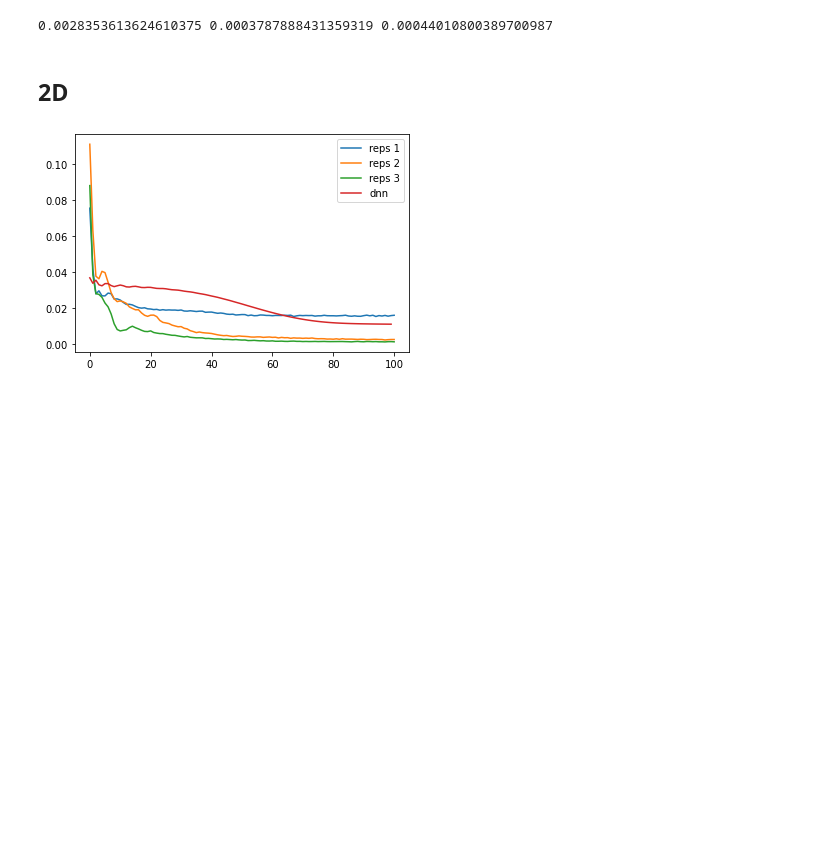
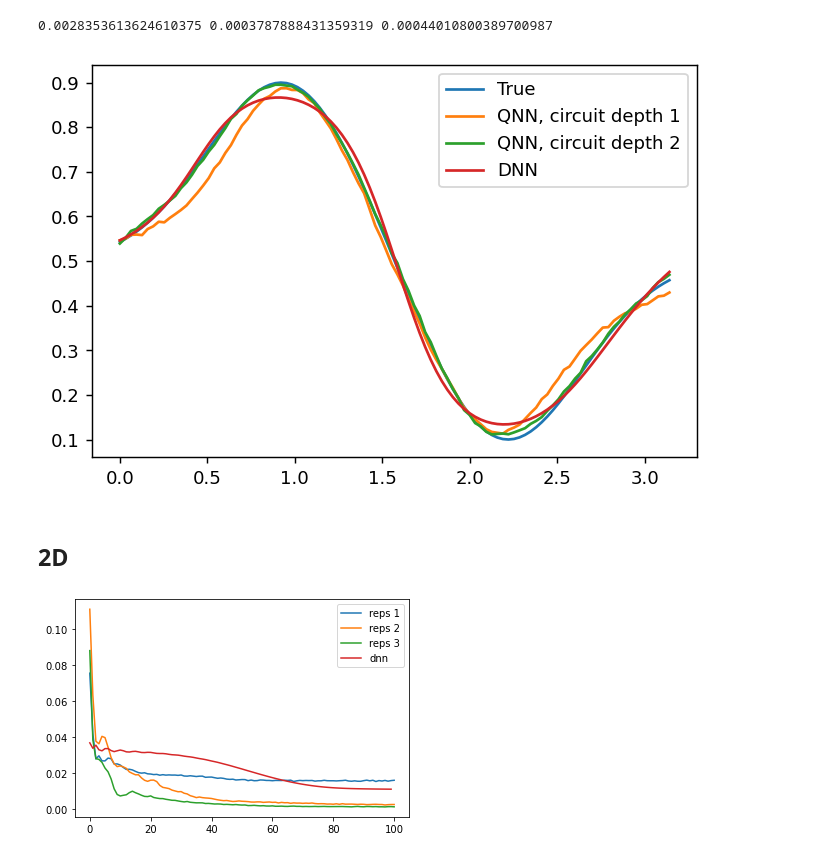
Before and after one commit to KristianWold/Thesis, a Jupyter notebook: notebooks/analysis/Trainability, Analysis.ipynb, the cells around one changed output. Drawn from its saved outputs; the diff is of its cells as text; code cells hidden in the pictures; blank space fills up the shorter version.

```diff
--- a/notebooks/analysis/Trainability, Analysis.ipynb
+++ b/notebooks/analysis/Trainability, Analysis.ipynb
@@ -69,6 +78,22 @@ plt.show()
 print(avg1[-1], avg2[-1], avg3[-1])
 # %% [output]
 0.0028353613624610375 0.0003787888431359319 0.00044010800389700987
+# %%
+y_pred1 = np.mean(np.array([model.predict(x) for model in qnn_list1]), axis=0)
+y_pred2 = np.mean(np.array([model.predict(x) for model in qnn_list2]), axis=0)
+y_pred3 = np.mean(np.array([model.predict(x) for model in dnn_list]), axis=0)
+# %%
+fig=plt.figure(figsize=(6,4), dpi= 130, facecolor='w', edgecolor='k')
+
+plt.plot(x, y)
+plt.plot(x, y_pred1)
+plt.plot(x, y_pred2)
+plt.plot(x, y_pred3, "--")
+plt.legend(["True", "QNN, circuit depth 1", "QNN, circuit depth 2", "DNN"])
+
+plt.show()
+# %% [output]
+[figure, added]
 # %% [markdown]
 ## 2D
 # %%
```
Also changed, not shown: parts of 2 cells of this notebook.
